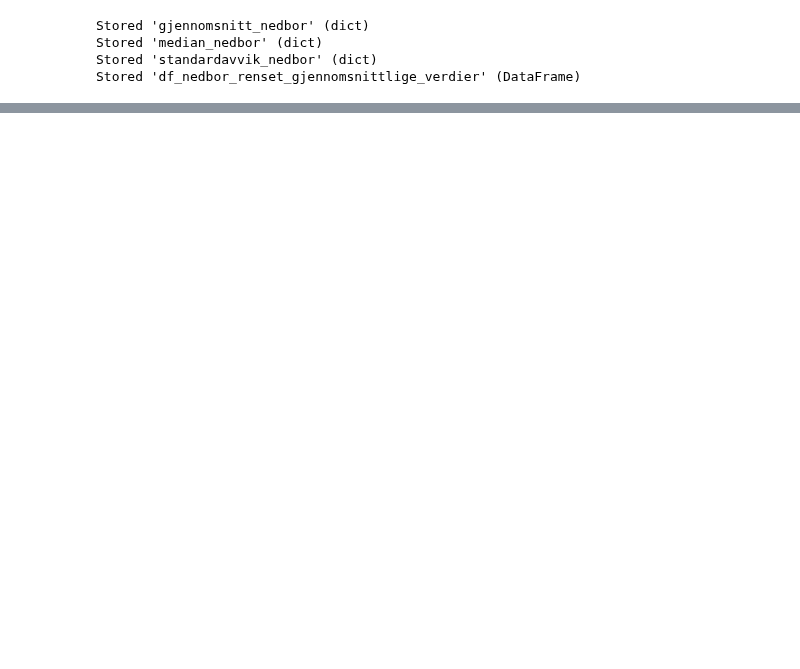
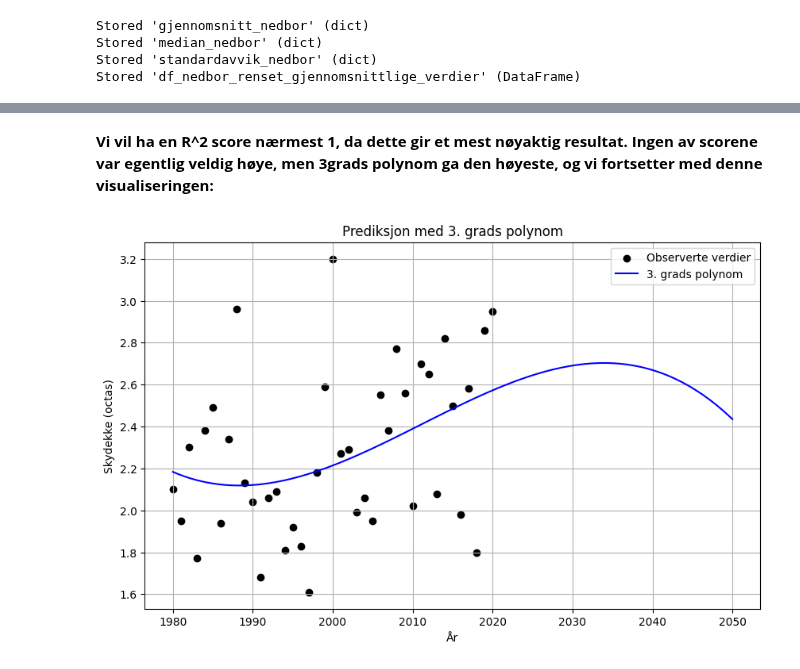
Before and after one commit to hannahnygard/TDT4114-milj.dataanalyse, a Jupyter notebook: proj_environment-main/notebooks/nedbor.ipynb, the cells around one changed output, grey strips where cells are left out. Saved outputs shown, nothing was run; the diff lists cells and outputs as text; code cells hidden in the pictures; blank space fills up the shorter version.

```diff
--- a/proj_environment-main/notebooks/nedbor.ipynb
+++ b/proj_environment-main/notebooks/nedbor.ipynb
@@ -224,0 +284,18 @@ Stored 'df_nedbor_renset_gjennomsnittlige_verdier' (DataFrame)
+# %% [markdown]
+**Vi vil ha en R^2 score nærmest 1, da dette gir et mest nøyaktig resultat. Ingen av scorene var egentlig veldig høye, men 3grads polynom ga den høyeste, og vi fortsetter med denne visualiseringen:**
+# %%
+prediktering = np.linspace(1980, 2050, 100) # grafen skal gå fra 1980-2050
+y_predict = modell_3(prediktering)
+
+
+plt.figure(figsize=(10, 6))
+plt.scatter(år, y, color='black', label='Observerte verdier')
+plt.plot(prediktering, y_predict, color='blue', label='3. grads polynom')
+plt.xlabel('År')
+plt.ylabel('Skydekke (octas)')
+plt.title('Prediksjon med 3. grads polynom')
+plt.legend()
+plt.grid(True)
+plt.show()
+# %% [output]
+[figure, added]
```
Also changed, not shown: parts of 13 cells of this notebook.
